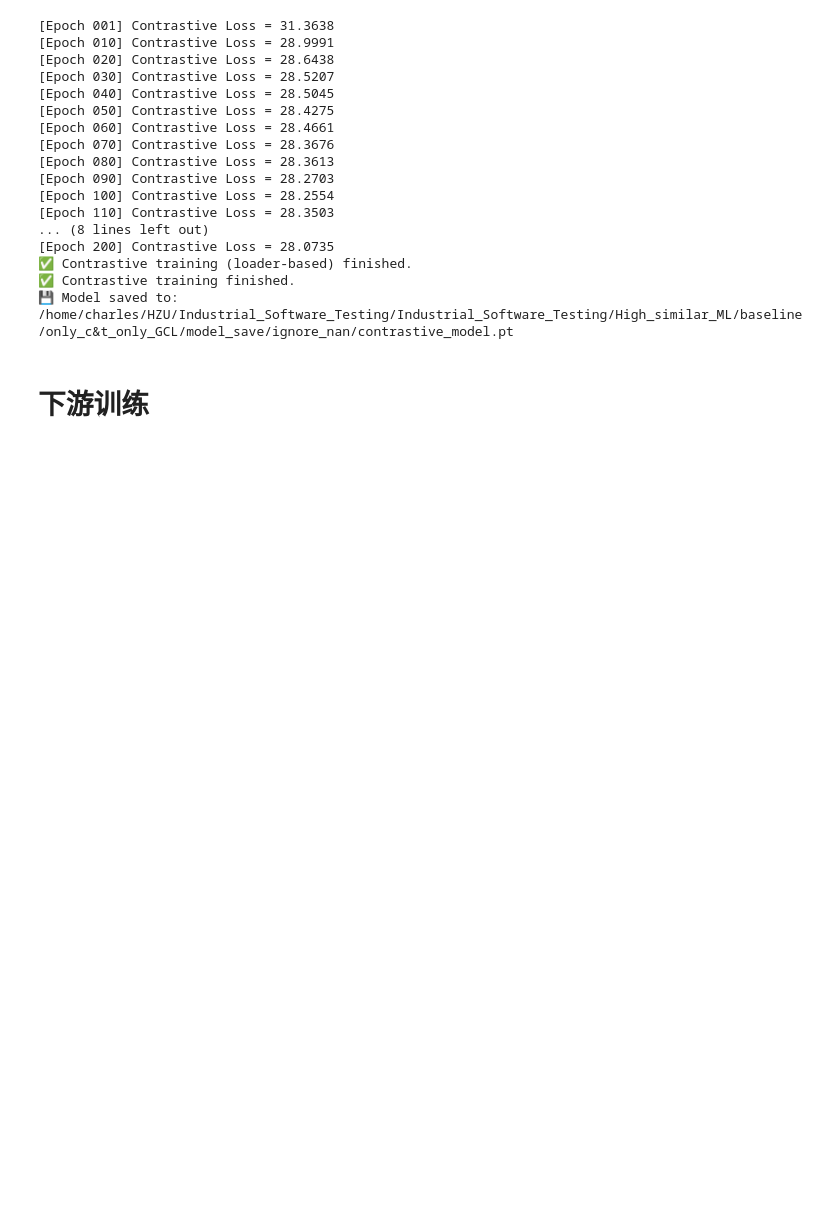
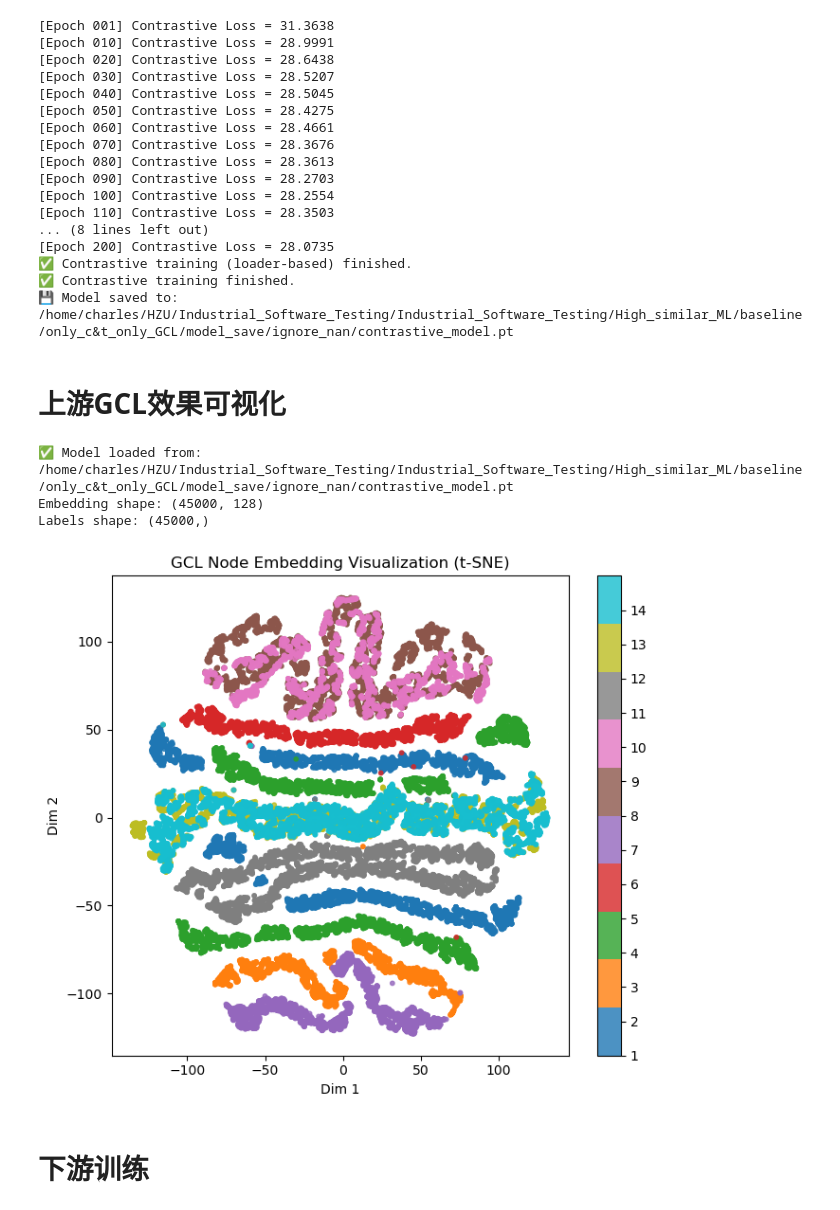
Before and after one commit to Noneeyou/High_similar_ML, a Jupyter notebook: baseline/only_c&t_only_GCL/notebook/only_c&t_only_GCL.ipynb, the cells around one changed output. Saved outputs shown, nothing was run; the diff lists cells and outputs as text; code cells hidden in the pictures; blank space fills up the shorter version.

```diff
--- a/baseline/only_c&t_only_GCL/notebook/only_c&t_only_GCL.ipynb
+++ b/baseline/only_c&t_only_GCL/notebook/only_c&t_only_GCL.ipynb
@@ -400,5 +400,71 @@ print(f"💾 Model saved to: {save_path}")
 ✅ Contrastive training (loader-based) finished.
 ✅ Contrastive training finished.
 💾 Model saved to: /home/charles/HZU/Industrial_Software_Testing/Industrial_Software_Testing/High_similar_ML/baseline/only_c&t_only_GCL/model_save/ignore_nan/contrastive_model.pt
+# %% [markdown]
+# 上游GCL效果可视化
+# %%
+import torch
+import numpy as np
+import matplotlib.pyplot as plt
+from sklearn.manifold import TSNE
+
+# ================= 1️⃣ 读取模型 =================
+ckpt_path = "/home/charles/HZU/Industrial_Software_Testing/Industrial_Software_Testing/High_similar_ML/baseline/only_c&t_only_GCL/model_save/ignore_nan/contrastive_model.pt"
+
+device = next(model.parameters()).device
+ckpt = torch.load(ckpt_path, map_location=device)
+
+model.load_state_dict(ckpt["model_state_dict"])
+model.eval()
+
+print("✅ Model loaded from:", ckpt_path)
+
+# ================= 2️⃣ 提取节点嵌入 =================
+with torch.no_grad():
+    z = model.encoder(
+        train_graph.x.to(device),
+        train_graph.edge_index.to(device)
+    )
+
+z = z.cpu().numpy()
+y = train_graph.y.cpu().numpy()
+
+print("Embedding shape:", z.shape)
+print("Labels shape:", y.shape)
+
+# ================= 3️⃣ t-SNE 降维（修正版） =================
+tsne = TSNE(
+    n_components=2,
+    perplexity=30,
+    init="pca",
+    random_state=42
+)
+
+z_2d = tsne.fit_transform(z)
+
+# ================= 4️⃣ 按标签可视化 =================
+plt.figure(figsize=(7, 6))
+
+num_classes = len(np.unique(y))
+scatter = plt.scatter(
+    z_2d[:, 0],
+    z_2d[:, 1],
+    c=y,
+    cmap="tab10",
+    s=10,
+    alpha=0.8
+)
+
+plt.colorbar(scatter, ticks=range(num_classes))
+plt.title("GCL Node Embedding Visualization (t-SNE)")
+plt.xlabel("Dim 1")
+plt.ylabel("Dim 2")
+plt.tight_layout()
+plt.show()
+# %% [output]
+✅ Model loaded from: /home/charles/HZU/Industrial_Software_Testing/Industrial_Software_Testing/High_similar_ML/baseline/only_c&t_only_GCL/model_save/ignore_nan/contrastive_model.pt
+Embedding shape: (45000, 128)
+Labels shape: (45000,)
+[figure, added]
 # %% [markdown]
 # 下游训练
```
